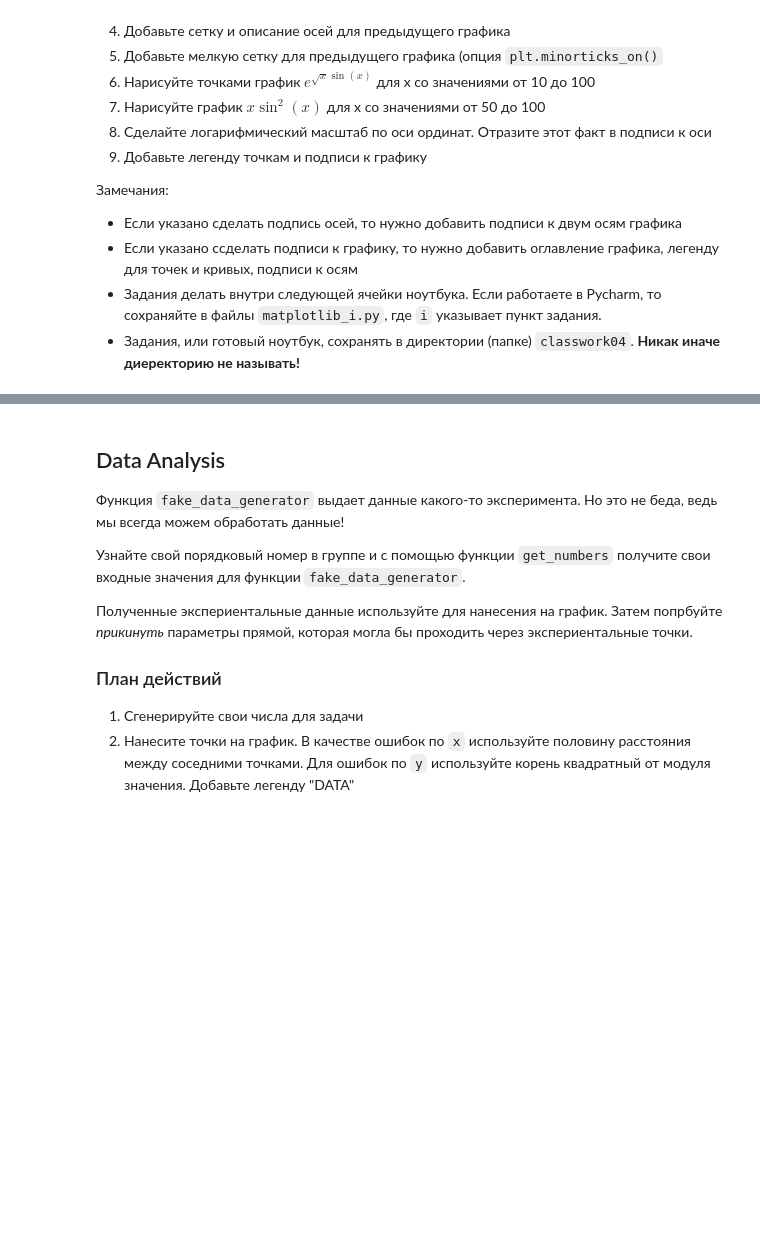
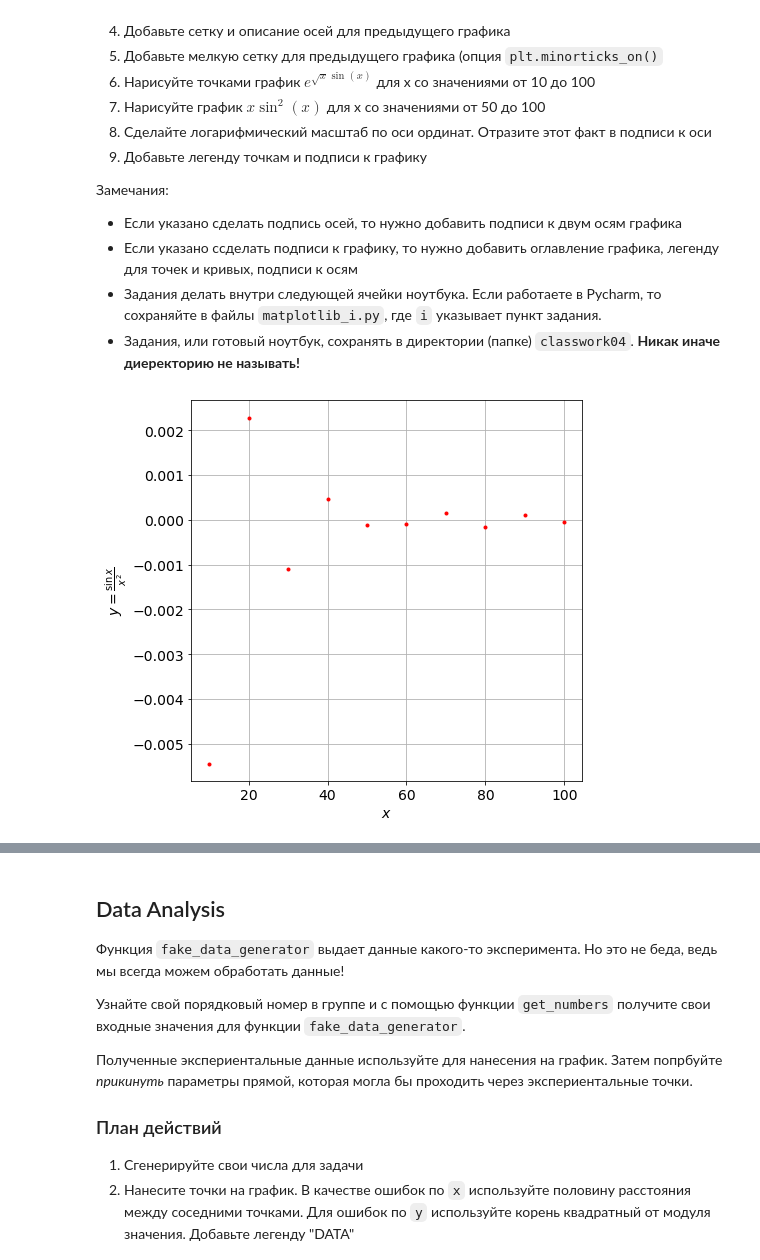
Before and after one commit to ratyaa/lprs1, a Jupyter notebook: classwork04/lpr2022_lab4.ipynb, the cells around one changed output, grey strips where cells are left out. Cells and saved outputs as stored; diff of their text form; code cells hidden in the pictures; blank space fills up the shorter version.

Commit message:
matplotlib exercises

```diff
--- a/classwork04/lpr2022_lab4.ipynb
+++ b/classwork04/lpr2022_lab4.ipynb
@@ -380,3 +380,98 @@ plt.xscale??
 - Если указано ссделать подписи к графику, то нужно добавить оглавление графика, легенду для точек и кривых, подписи к осям
 - Задания делать внутри следующей ячейки ноутбука. Если работаете в Pycharm, то сохраняйте в файлы `matplotlib_i.py`, где `i` указывает пункт задания.
 - Задания, или готовый ноутбук, сохранять в директории (папке) `classwork04`. **Никак иначе диеректорию не называть!**
+# %%
+import numpy as np
+import math as math
+import matplotlib.pyplot as plt
+import matplotlib as mpl
+%matplotlib inline
+
+# Plot #1 -------------------------------------------------------------
+x_sin1 = np.array([n for n in range(10, 110, 10)])
+y_sin1 = np.array([np.sin(x)/pow(x, 2) for x in x_sin1])
+
+mpl.rcParams['font.size'] = 14
+plt.figure(figsize=(7,7))
+plt.title("")
+plt.ylabel(r"$y = \frac{\sin{x}}{x^2}$")
+plt.xlabel(r"$x$")
+plt.grid(visible=True, which='major', axis='both', alpha=1)
+
+sinplot1 = plt.subplot()
+sinplot1.plot(x_sin1, y_sin1, 'r.')
+
+plt.show()
+
+# Plot #2 -------------------------------------------------------------
+
+# Рисовал в логарифмическом масштабе по y, тогда получается
+# красивый и наглядный график, а в линейном cringe
+
+x_exp1 = np.array([n for n in range(10, 101)])
+y_exp1 = np.array([np.exp((-x) * np.sin(x)) for x in x_exp1])
+
+mpl.rcParams['font.size'] = 18
+plt.figure(figsize=(7,7))
+plt.title("")
+plt.ylabel(r"$y = e^{-x \sin{x}}$ (log scale)")
+plt.xlabel(r"$x$")
+plt.grid(visible=True, which='major', axis='both', alpha=1)
+plt.grid(visible=True, which='minor', axis='both', alpha=0.4)
+plt.minorticks_on()
+
+expplot = plt.subplot()
+
+plt.yscale('log')
+expplot.xaxis.set_minor_locator(mpl.ticker.AutoMinorLocator(10))
+expplot.yaxis.set_minor_locator(mpl.ticker.AutoMinorLocator(5))
+
+expplot.plot(x_exp1, y_exp1)
+plt.show()
+
+# Plot #3 -------------------------------------------------------------
+x_exp2 = np.array([n for n in range(10, 101)])
+y_exp2 = np.array([np.exp(np.sqrt(x) * np.sin(x)) for x in x_exp2])
+
+mpl.rcParams['font.size'] = 18
+plt.figure(figsize=(7,7))
+plt.title("")
+plt.ylabel(r"$y = e^{\sqrt{x} \sin(x)}$")
+plt.xlabel(r"$x$")
+plt.grid(visible=True, which='major', axis='both', alpha=1)
+plt.grid(visible=True, which='minor', axis='both', alpha=0.4)
+plt.minorticks_on()
+
+expplot = plt.subplot()
+
+plt.yscale('linear')
+expplot.xaxis.set_minor_locator(mpl.ticker.AutoMinorLocator(10))
+# expplot.yaxis.set_minor_locator(mpl.ticker.AutoMinorLocator(10))
+
+expplot.plot(x_exp2, y_exp2, "g.")
+plt.show()
+
+# Plot #4 -------------------------------------------------------------
+x_sin2 = np.array([n for n in range(50, 101)])
+y_sin2 = np.array([x / (np.sin(x) ** 2) for x in x_sin2])
+
+mpl.rcParams['font.size'] = 18
+plt.figure(figsize=(7,7))
+plt.title("Зависимость пива от чипсов")
+plt.ylabel(r"$y = \frac{x}{\sin^2(x)} (log scale)$")
+plt.xlabel(r"$x$")
+plt.grid(visible=True, which='major', axis='both', alpha=1)
+plt.grid(visible=True, which='minor', axis='both', alpha=0.4)
+plt.minorticks_on()
+
+sinplot2 = plt.subplot()
+
+plt.yscale('log')
+sinplot2.xaxis.set_minor_locator(mpl.ticker.AutoMinorLocator(10))
+# sinplot2.yaxis.set_minor_locator(mpl.ticker.AutoMinorLocator(10))
+
+sinplot2.plot(x_sin2, y_sin2, "y.", label="y(x)")
+plt.legend()
+plt.show()
+# %% [output]
+[figure, added]
```
Also changed, not shown: parts of 1 cell of this notebook.
